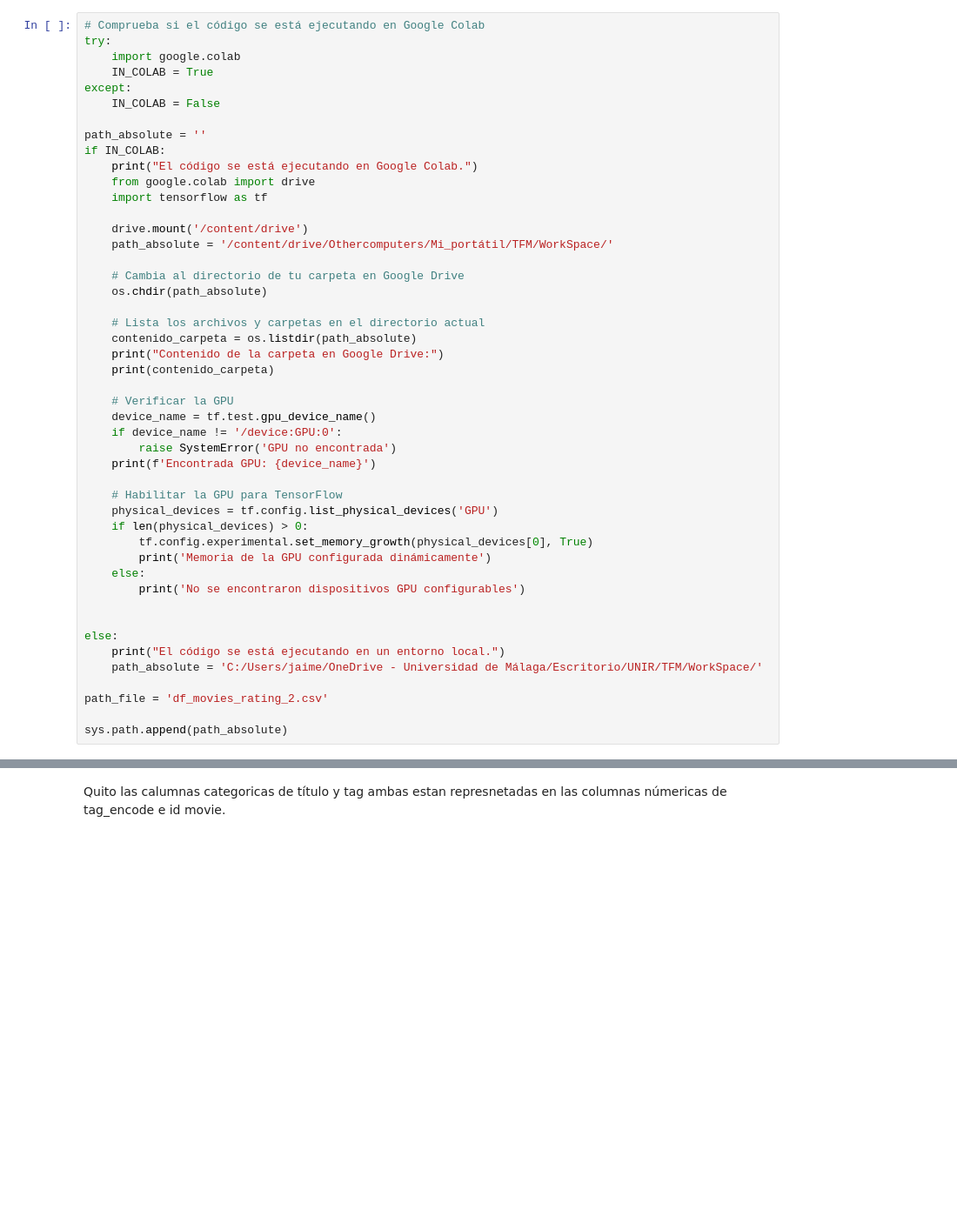
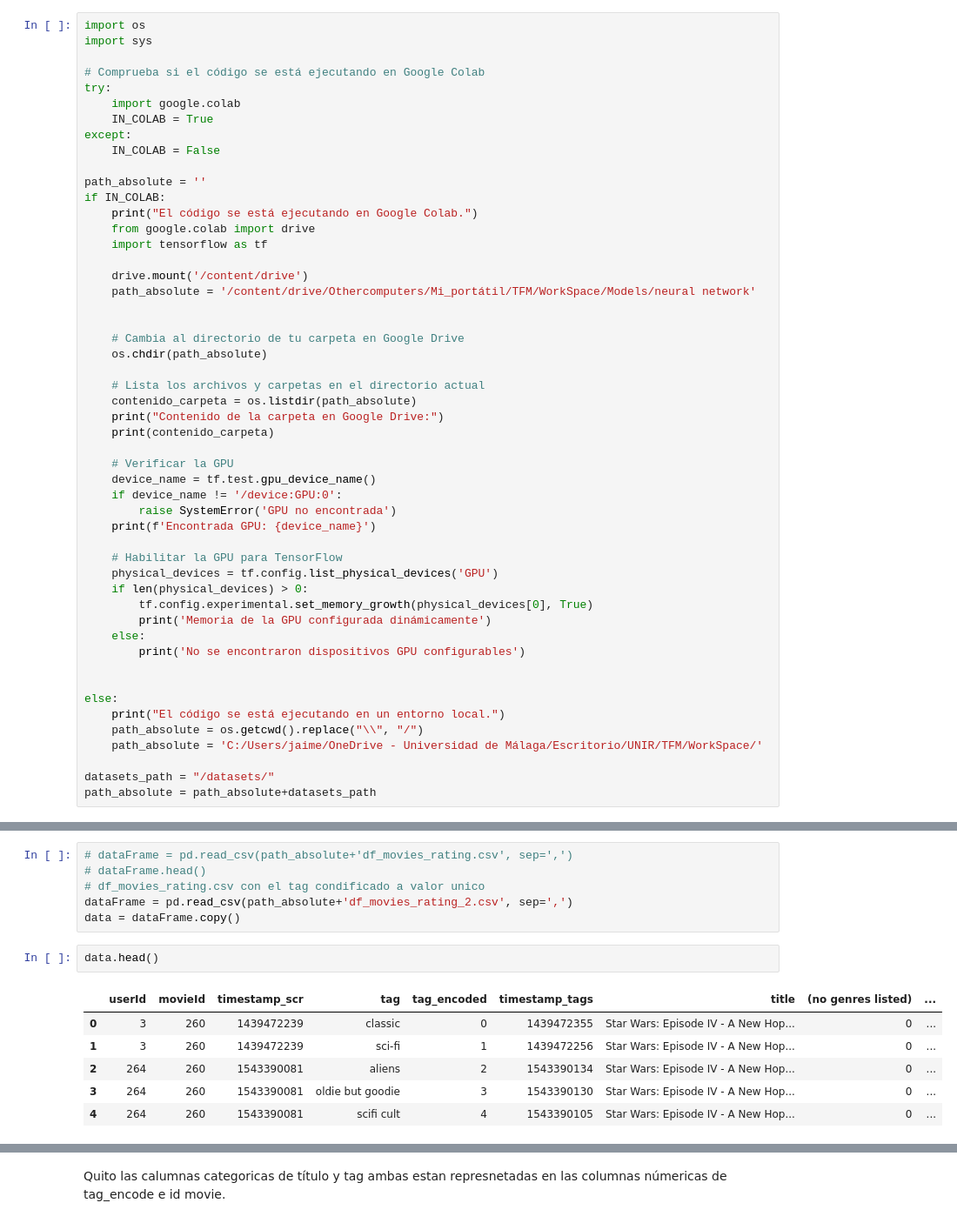
Before and after one commit to Jaime44/WorkSpace, a Jupyter notebook: models/neural network/nn_rs_colab.ipynb, the cells around one changed output, grey strips where cells are left out. Shown at 87% size. Saved outputs shown, nothing was run; the diff lists cells and outputs as text; blank space fills up the shorter version.

```diff
--- a/models/neural network/nn_rs_colab.ipynb
+++ b/models/neural network/nn_rs_colab.ipynb
@@ -6,4 +3,7 @@ import sys
 # %%
+import os
+import sys
+
 # Comprueba si el código se está ejecutando en Google Colab
 try:
     import google.colab
@@ -18,7 +18,8 @@ if IN_COLAB:
     import tensorflow as tf
 
     drive.mount('/content/drive')
-    path_absolute = '/content/drive/Othercomputers/Mi_portátil/TFM/WorkSpace/'
+    path_absolute = '/content/drive/Othercomputers/Mi_portátil/TFM/WorkSpace/Models/neural network'
+
 
     # Cambia al directorio de tu carpeta en Google Drive
     os.chdir(path_absolute)
@@ -45,9 +46,9 @@ if IN_COLAB:
 
 else:
     print("El código se está ejecutando en un entorno local.")
+    path_absolute = os.getcwd().replace("\\", "/")
     path_absolute = 'C:/Users/jaime/OneDrive - Universidad de Málaga/Escritorio/UNIR/TFM/WorkSpace/'
 
-path_file = 'df_movies_rating_2.csv'
-
-sys.path.append(path_absolute)
+datasets_path = "/datasets/"
+path_absolute = path_absolute+datasets_path
 # %% [output]
@@ -83,0 +80,15 @@ data = dataFrame.copy()
+# %%
+# dataFrame = pd.read_csv(path_absolute+'df_movies_rating.csv', sep=',')
+# dataFrame.head()
+# df_movies_rating.csv con el tag condificado a valor unico
+dataFrame = pd.read_csv(path_absolute+'df_movies_rating_2.csv', sep=',')
+data = dataFrame.copy()
+# %%
+data.head()
+# %% [output]
+|  | userId | movieId | timestamp_scr | tag | tag_encoded | timestamp_tags | title | (no genres listed) | ... |
+| 0 | 3 | 260 | 1439472239 | classic | 0 | 1439472355 | Star Wars: Episode IV - A New Hop... | 0 | ... |
+| 1 | 3 | 260 | 1439472239 | sci-fi | 1 | 1439472256 | Star Wars: Episode IV - A New Hop... | 0 | ... |
+| 2 | 264 | 260 | 1543390081 | aliens | 2 | 1543390134 | Star Wars: Episode IV - A New Hop... | 0 | ... |
+| 3 | 264 | 260 | 1543390081 | oldie but goodie | 3 | 1543390130 | Star Wars: Episode IV - A New Hop... | 0 | ... |
+| 4 | 264 | 260 | 1543390081 | scifi cult | 4 | 1543390105 | Star Wars: Episode IV - A New Hop... | 0 | ... |
```
Also changed, not shown: parts of 15 cells of this notebook, 3 other files.
